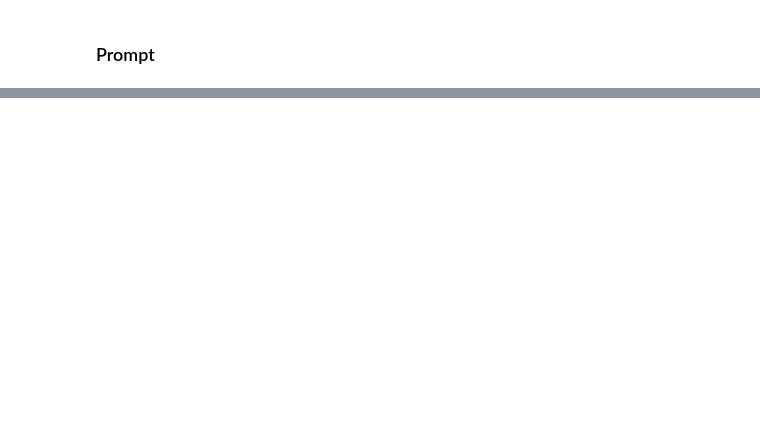
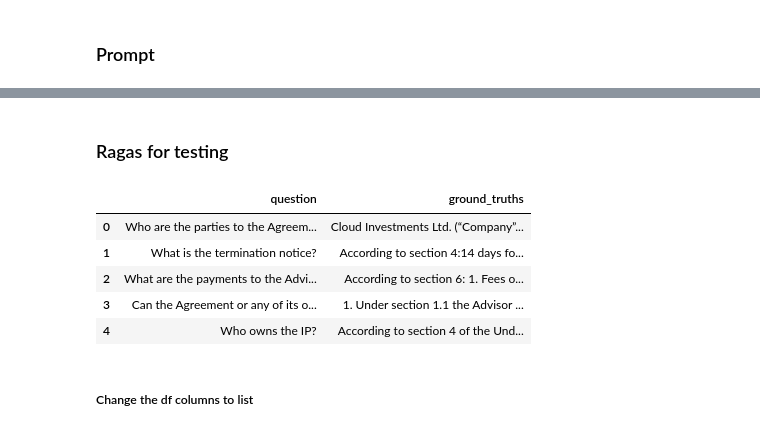
Before and after one commit to hillaryke/contract-qa-high-precision-rag, a Jupyter notebook: notebooks/rag_pipeline.ipynb, the cells around one changed output, grey strips where cells are left out. Saved outputs shown, nothing was run; the diff lists cells and outputs as text; code cells hidden in the pictures; blank space fills up the shorter version.

```diff
--- a/notebooks/rag_pipeline.ipynb
+++ b/notebooks/rag_pipeline.ipynb
@@ -94,0 +54,2 @@ answer
+# %% [markdown]
+### Ragas for testing
@@ -94,0 +61,11 @@ answer
+# %%
+df.head()
+# %% [output]
+|  | question | ground_truths |
+| 0 | Who are the parties to the Agreem... | Cloud Investments Ltd. (“Company”... |
+| 1 | What is the termination notice? | According to section 4:14 days fo... |
+| 2 | What are the payments to the Advi... | According to section 6: 1. Fees o... |
+| 3 | Can the Agreement or any of its o... | 1. Under section 1.1 the Advisor ... |
+| 4 | Who owns the IP? | According to section 4 of the Und... |
+# %% [markdown]
+##### Change the df columns to list
```
Also changed, not shown: parts of 14 cells of this notebook, 6 other files.
